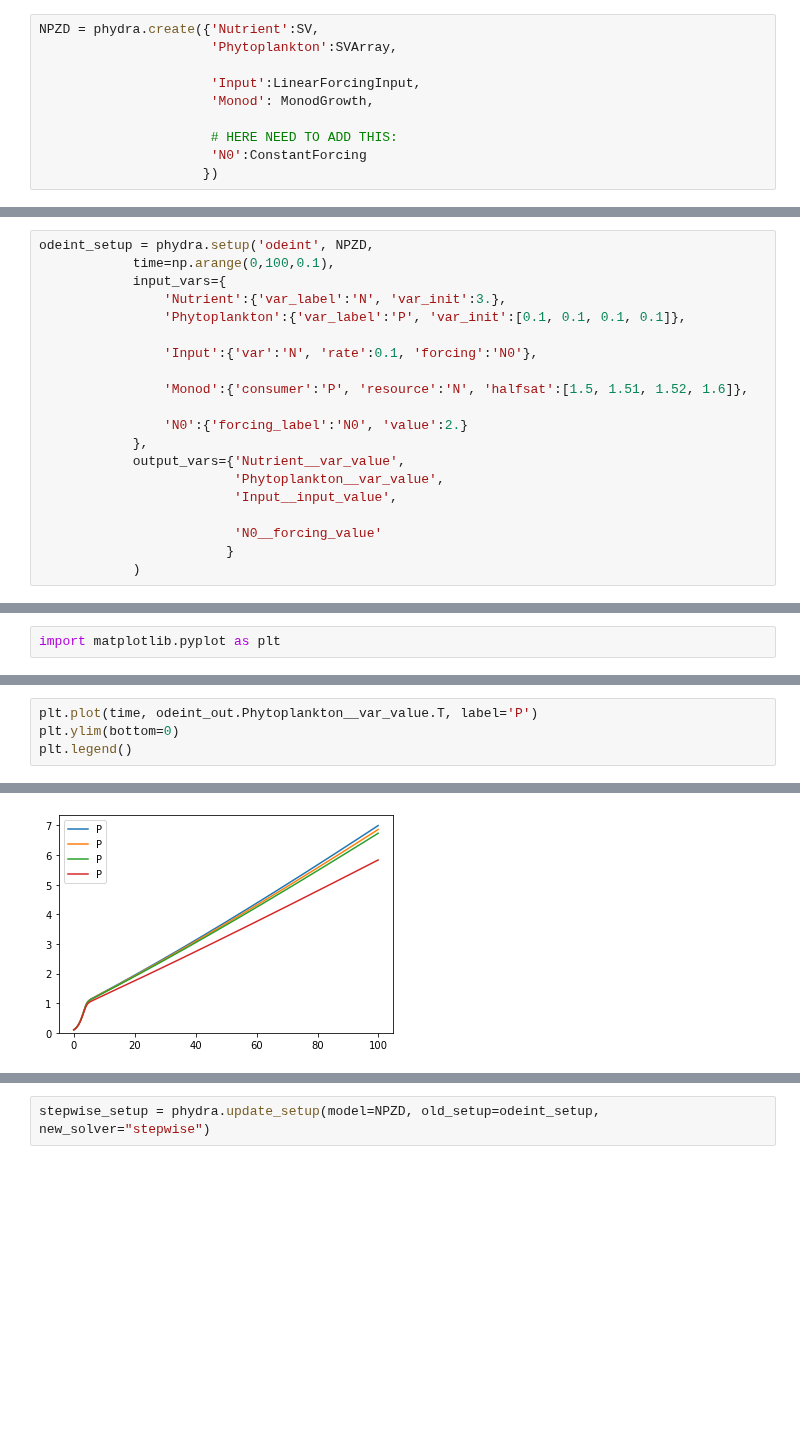
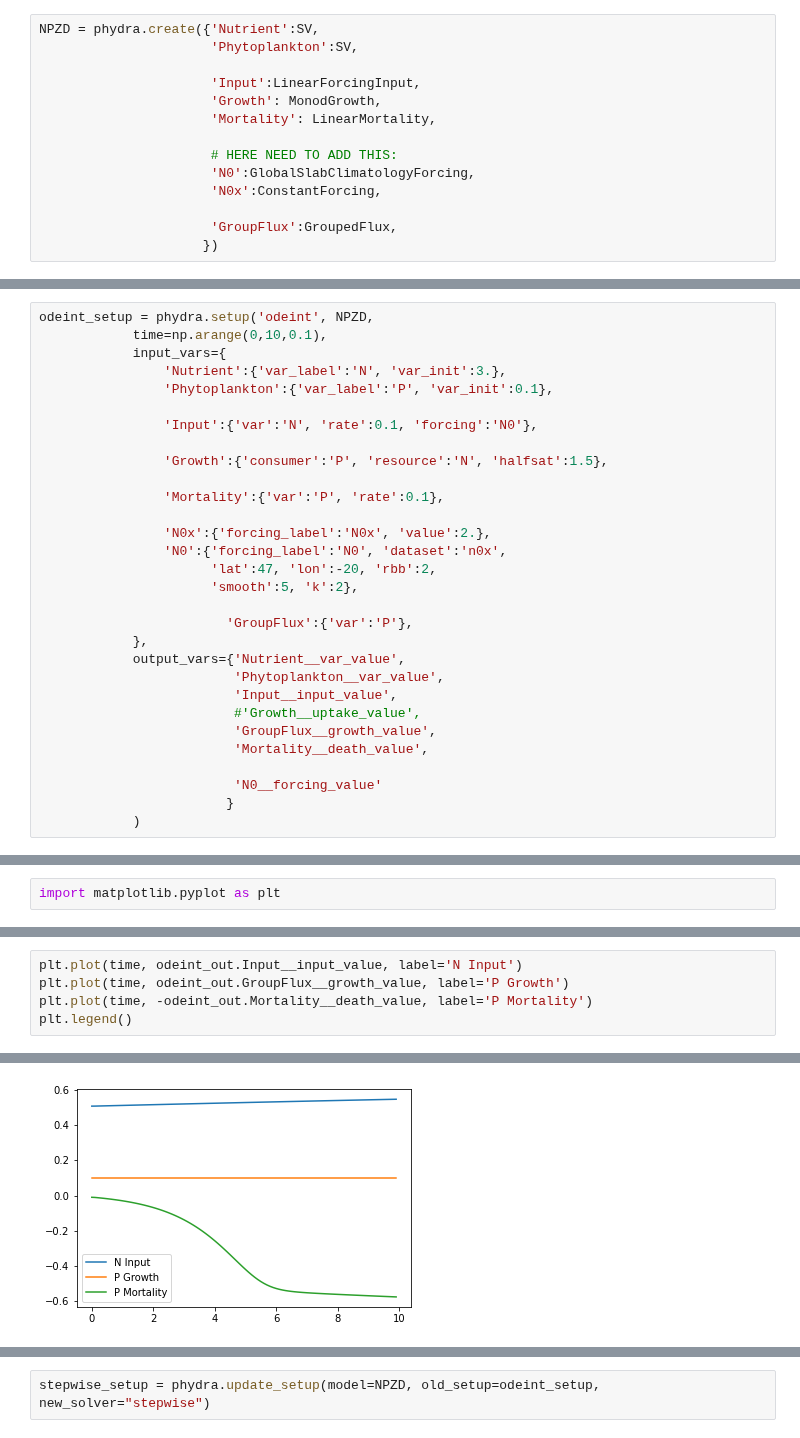
Before and after one commit to ben1post/phydra, a Jupyter notebook: prototypes/prototype_model.ipynb, the cells around one changed output, grey strips where cells are left out. Saved outputs shown, nothing was run; the diff lists cells and outputs as text; blank space fills up the shorter version.

```diff
--- a/prototypes/prototype_model.ipynb
+++ b/prototypes/prototype_model.ipynb
@@ -19,12 +50,16 @@ import numpy as np
 # %%
 NPZD = phydra.create({'Nutrient':SV,
-                      'Phytoplankton':SVArray,
+                      'Phytoplankton':SV,
 
                       'Input':LinearForcingInput,
-                      'Monod': MonodGrowth,
+                      'Growth': MonodGrowth,
+                      'Mortality': LinearMortality,
 
                       # HERE NEED TO ADD THIS:
-                      'N0':ConstantForcing
+                      'N0':GlobalSlabClimatologyForcing,
+                      'N0x':ConstantForcing,
+
+                      'GroupFlux':GroupedFlux,
                      })
 # %%
 NPZD
@@ -48,20 +83,30 @@ N0
 Solver
 # %%
 odeint_setup = phydra.setup('odeint', NPZD,
-            time=np.arange(0,100,0.1),
+            time=np.arange(0,10,0.1),
             input_vars={
                 'Nutrient':{'var_label':'N', 'var_init':3.},
-                'Phytoplankton':{'var_label':'P', 'var_init':[0.1, 0.1, 0.1, 0.1]},
+                'Phytoplankton':{'var_label':'P', 'var_init':0.1},
 
                 'Input':{'var':'N', 'rate':0.1, 'forcing':'N0'},
 
-                'Monod':{'consumer':'P', 'resource':'N', 'halfsat':[1.5, 1.51, 1.52, 1.6]},
+                'Growth':{'consumer':'P', 'resource':'N', 'halfsat':1.5},
 
-                'N0':{'forcing_label':'N0', 'value':2.}
+                'Mortality':{'var':'P', 'rate':0.1},
+
+                'N0x':{'forcing_label':'N0x', 'value':2.},
+                'N0':{'forcing_label':'N0', 'dataset':'n0x',
+                      'lat':47, 'lon':-20, 'rbb':2,
+                      'smooth':5, 'k':2},
+
+                        'GroupFlux':{'var':'P'},
             },
             output_vars={'Nutrient__var_value',
                          'Phytoplankton__var_value',
                          'Input__input_value',
+                         #'Growth__uptake_value',
+                         'GroupFlux__growth_value',
+                         'Mortality__death_value',
 
                          'N0__forcing_value'
                         }
@@ -121,7 +167,8 @@ plt.legend()
 # %%
-plt.plot(time, odeint_out.Phytoplankton__var_value.T, label='P')
-plt.ylim(bottom=0)
+plt.plot(time, odeint_out.Input__input_value, label='N Input')
+plt.plot(time, odeint_out.GroupFlux__growth_value, label='P Growth')
+plt.plot(time, -odeint_out.Mortality__death_value, label='P Mortality')
 plt.legend()
 # %% [output]
 <matplotlib.legend.Legend at 0x...>
-[figure, old version]
+[figure, new version]
```
Also changed, not shown: parts of 18 cells of this notebook, 12 other files.
